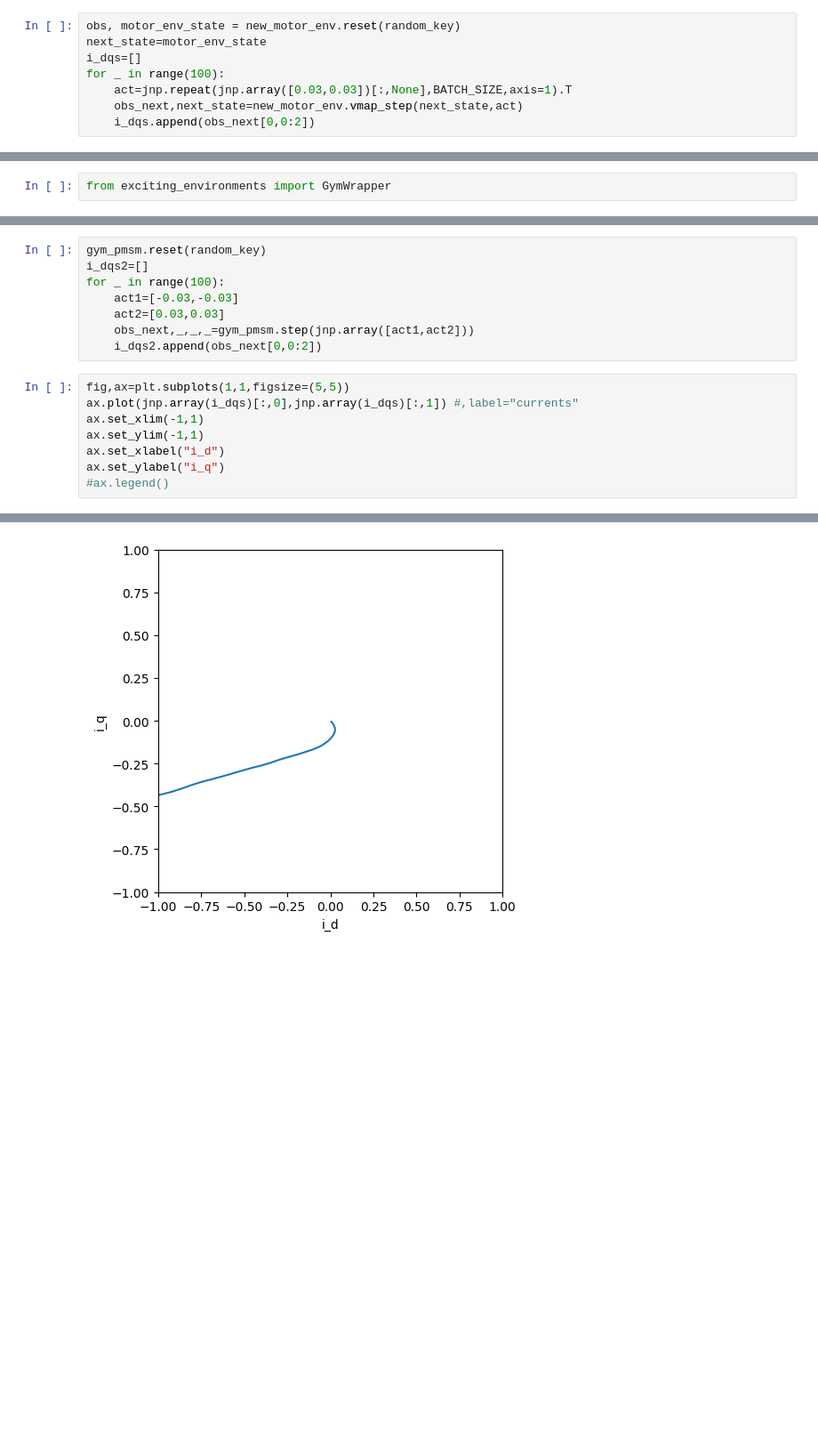
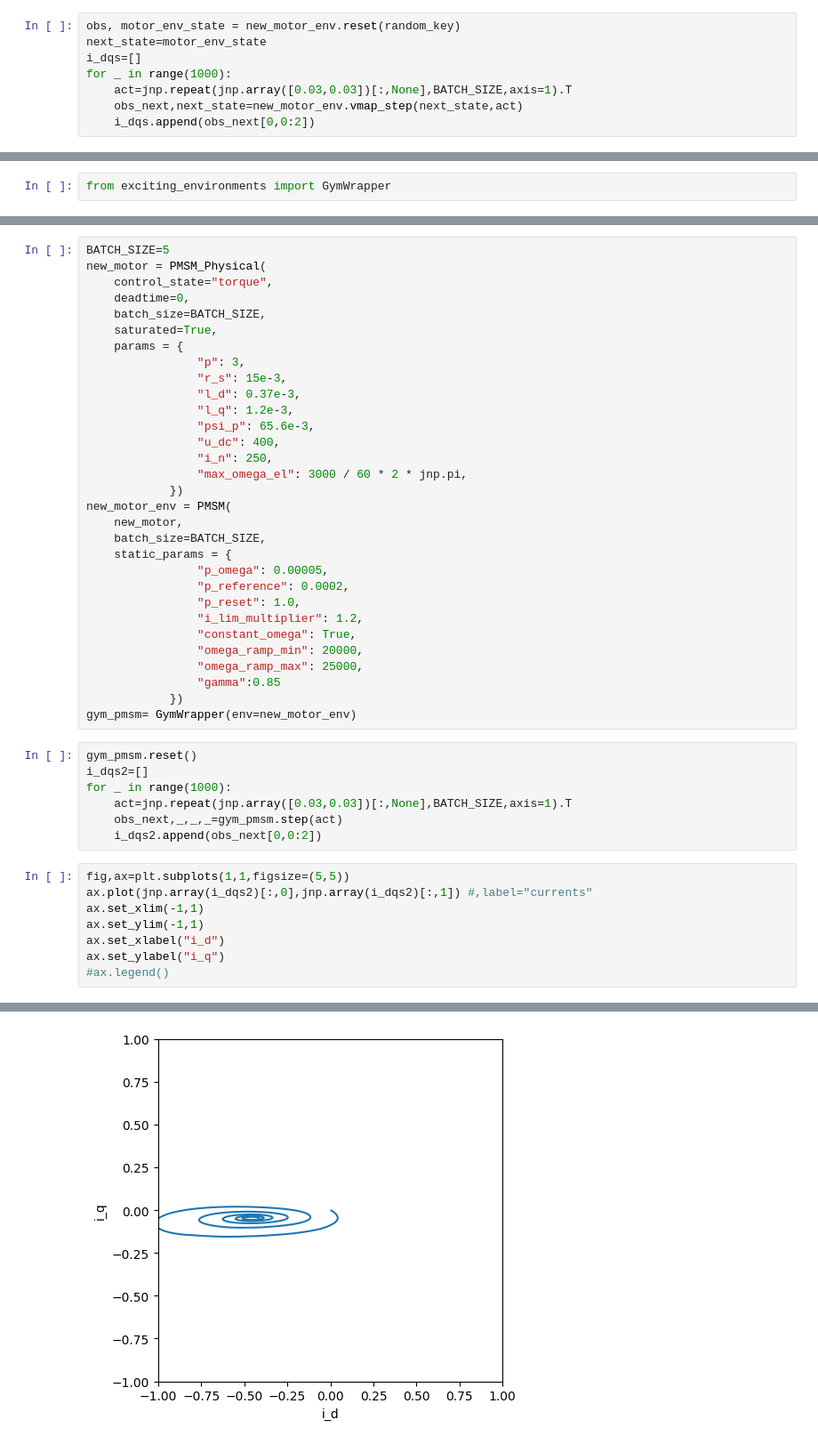
Before and after one commit to ExcitingSystems/exciting-environments, a Jupyter notebook: examples/pmsm_example.ipynb, the cells around one changed output, grey strips where cells are left out. Shown at 89% size. Cells and saved outputs as stored; diff of their text form; blank space fills up the shorter version.

Commit message:
added pmsm and gymwrapper changes

```diff
--- a/examples/pmsm_example.ipynb
+++ b/examples/pmsm_example.ipynb
@@ -45,7 +45,7 @@ new_motor_env = PMSM(
 obs, motor_env_state = new_motor_env.reset(random_key)
 next_state=motor_env_state
 i_dqs=[]
-for _ in range(100):
+for _ in range(1000):
     act=jnp.repeat(jnp.array([0.03,0.03])[:,None],BATCH_SIZE,axis=1).T
     obs_next,next_state=new_motor_env.vmap_step(next_state,act)
     i_dqs.append(obs_next[0,0:2])
@@ -73,19 +67,49 @@ IndexError: Too many indices for array: 2 non-None/Ellipsis indices for dim 1.
+# %%
+BATCH_SIZE=5
+new_motor = PMSM_Physical(
+    control_state="torque",
+    deadtime=0,
+    batch_size=BATCH_SIZE,
+    saturated=True,
+    params = {
+                "p": 3,
+                "r_s": 15e-3,
+                "l_d": 0.37e-3,
+                "l_q": 1.2e-3,
+                "psi_p": 65.6e-3,
+                "u_dc": 400,
+                "i_n": 250,
+                "max_omega_el": 3000 / 60 * 2 * jnp.pi,
+            })
+new_motor_env = PMSM(
+    new_motor,
+    batch_size=BATCH_SIZE,
+    static_params = {
+                "p_omega": 0.00005,
+                "p_reference": 0.0002,
+                "p_reset": 1.0,
+                "i_lim_multiplier": 1.2,
+                "constant_omega": True,
+                "omega_ramp_min": 20000,
+                "omega_ramp_max": 25000,
+                "gamma":0.85
+            })
+gym_pmsm= GymWrapper(env=new_motor_env)
 # %%
-gym_pmsm.reset(random_key)
+gym_pmsm.reset()
 i_dqs2=[]
-for _ in range(100):
-    act1=[-0.03,-0.03]
-    act2=[0.03,0.03]
-    obs_next,_,_,_=gym_pmsm.step(jnp.array([act1,act2]))
+for _ in range(1000):
+    act=jnp.repeat(jnp.array([0.03,0.03])[:,None],BATCH_SIZE,axis=1).T
+    obs_next,_,_,_=gym_pmsm.step(act)
     i_dqs2.append(obs_next[0,0:2])
 # %%
 fig,ax=plt.subplots(1,1,figsize=(5,5))
-ax.plot(jnp.array(i_dqs)[:,0],jnp.array(i_dqs)[:,1]) #,label="currents"
+ax.plot(jnp.array(i_dqs2)[:,0],jnp.array(i_dqs2)[:,1]) #,label="currents"
 ax.set_xlim(-1,1)
 ax.set_ylim(-1,1)
 ax.set_xlabel("i_d")
 ax.set_ylabel("i_q")
 #ax.legend()
 # %% [output]
 Text(0, 0.5, 'i_q')
-[figure, old version]
+[figure, new version]
```
Also changed, not shown: parts of 3 cells of this notebook, 3 other files.
